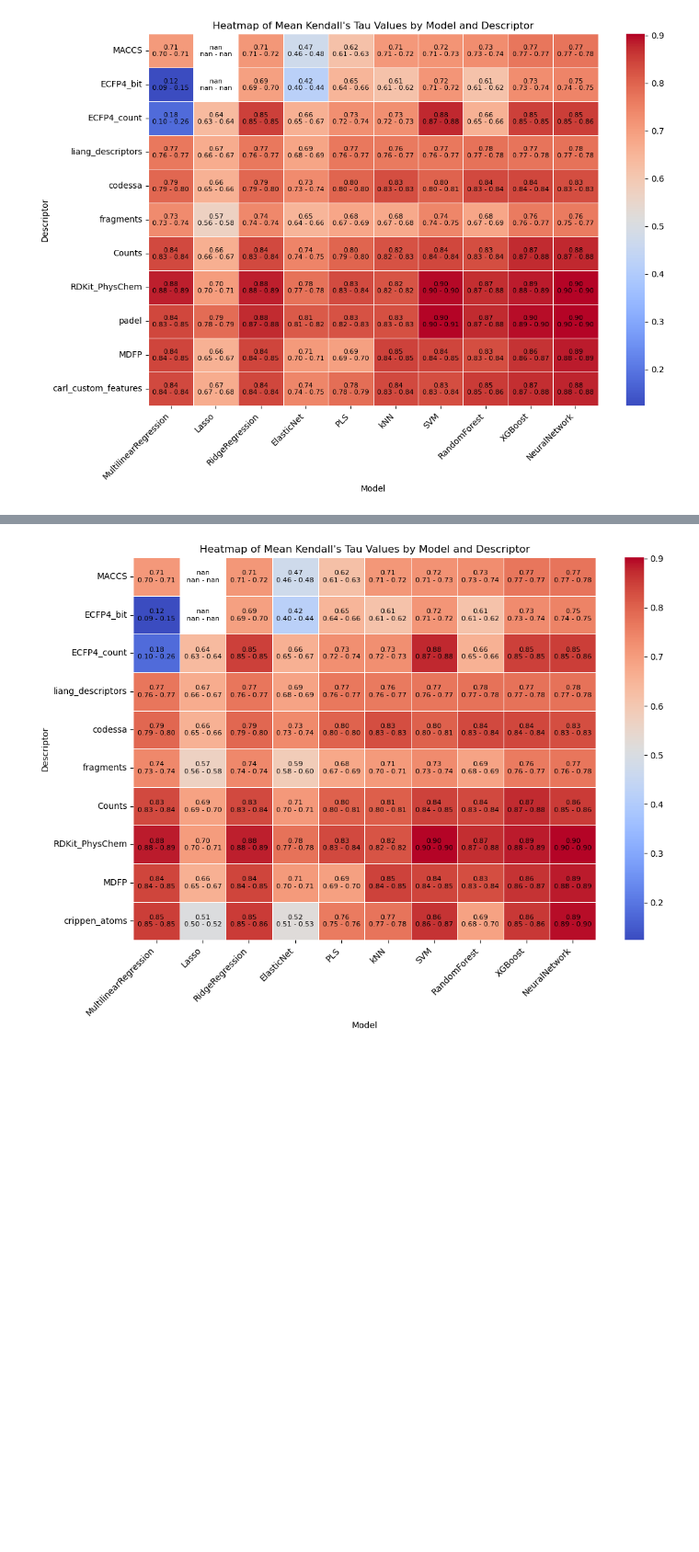
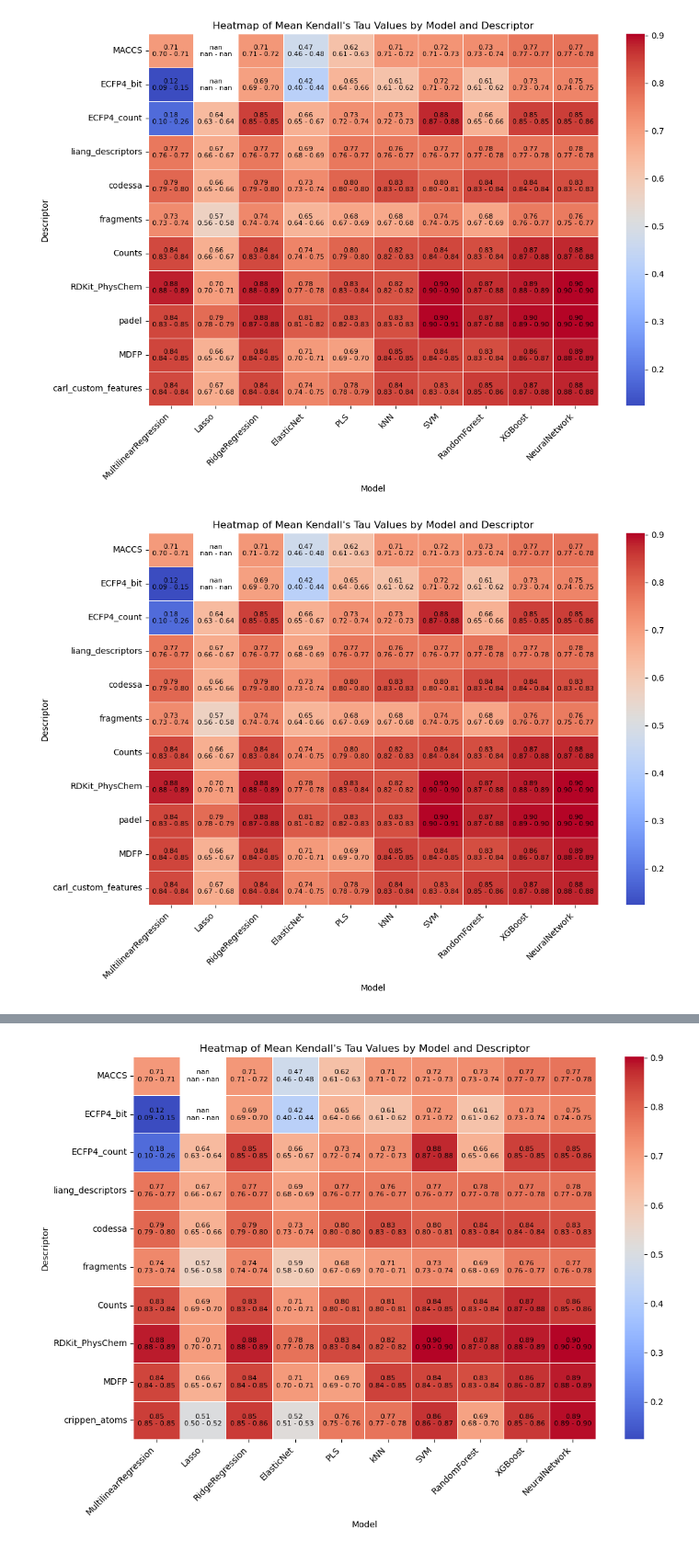
Before and after one commit to Cschiebroek/mdfptools, a Jupyter notebook: carl/benchmarking_platform/example_analysis.ipynb, the cells around one changed output, grey strips where cells are left out. Shown at 92% size. Cells and saved outputs as stored; diff of their text form; code cells hidden in the pictures; blank space fills up the shorter version.

Commit message:
figures for manuscript

```diff
--- a/carl/benchmarking_platform/example_analysis.ipynb
+++ b/carl/benchmarking_platform/example_analysis.ipynb
@@ -250,6 +284,105 @@ for i in range(heatmap_data.shape[0]):
 plt.show()
 # %% [output]
 [figure]
+# %%
+import numpy as np
+import pandas as pd
+from scipy import stats
+import matplotlib.pyplot as plt
+import seaborn as sns
+
+data = pd.read_pickle('results/fragments_and_counts.pkl')
+
+# Extract the relevant data
+reals_list = data['reals_list']
+predictions_list = data['predictions_list']
+combined_titles = data['combined_titles']
+
+# Calculate Kendall's tau for each combination
+kendall_taus = []
+
+for real, pred, title in zip(reals_list, predictions_list, combined_titles):
+    taus = []
+    for real_vals, pred_vals in zip(real, pred):
+        tau, _ = stats.kendalltau(real_vals, pred_vals)
+        taus.append(tau)
+    kendall_taus.append(taus)
+
+# Convert to DataFrame
+df_kendall = pd.DataFrame(kendall_taus).T
+df_kendall.columns = combined_titles
+
+original_columns = df_kendall.columns
+
+# Initialize lists to hold the data for the new DataFrame
+models = []
+descriptors = []
+kendall_taus = []
+
+# Loop through each column and split into model, descriptor, and append the data
+for col in original_columns:
+    model, descriptor = col.split(' (')
+    descriptor = descriptor.rstrip(')')
+    models.extend([model] * len(df_kendall))
+    descriptors.extend([descriptor] * len(df_kendall))
+    kendall_taus.extend(df_kendall[col].values)
+
+# Create a new DataFrame with the three columns
+new_df = pd.DataFrame({
+    'Model': models,
+    'Descriptor': descriptors,
+    'KendallTau': kendall_taus
+})
+
+# Display the new DataFrame
+new_df
+
+model_order = ['MultilinearRegression', 'Lasso', 'RidgeRegression', 'ElasticNet', 'PLS', 'kNN', 'SVM','RandomForest', 'XGBoost', 'NeuralNetwork']
+descriptor_order = ['MACCS', 'ECFP4_bit','ECFP4_count', 'liang_descriptors', 'codessa', 'fragments','Counts','RDKit_PhysChem', 'padel', 'MDFP','carl_custom_features']
+grouped_df = new_df.groupby(['Model', 'Descriptor']).agg(
+    KendallTau_mean=('KendallTau', 'mean'),
+    KendallTau_std=('KendallTau', 'std'),
+    KendallTau_count=('KendallTau', 'count')
+).reset_index()
+
+# Convert the 'Model' and 'Descriptor' columns to categorical types with the defined order
+grouped_df['Model'] = pd.Categorical(grouped_df['Model'], categories=model_order, ordered=True)
+grouped_df['Descriptor'] = pd.Categorical(grouped_df['Descriptor'], categories=descriptor_order, ordered=True)
+
+# Re-sort the DataFrame based on the new categorical order
+grouped_df = grouped_df.sort_values(['Descriptor', 'Model'])
+# Calculate the 90% confidence interval
+grouped_df['KendallTau_CI'] = grouped_df.apply(
+    lambda row: stats.norm.interval(0.90, loc=row['KendallTau_mean'], scale=row['KendallTau_std']/np.sqrt(row['KendallTau_count'])),
+    axis=1
+)
+
+# Pivot the DataFrame again after sorting
+heatmap_data = grouped_df.pivot(index="Descriptor", columns="Model", values="KendallTau_mean")
+
+# Re-create the heatmap with sorted models and descriptors
+plt.figure(figsize=(12, 8))
+sns.heatmap(heatmap_data, annot=False, cmap="coolwarm", fmt=".2f", linewidths=.5, cbar=True)
+
+plt.title("Heatmap of Mean Kendall's Tau Values by Model and Descriptor")
+plt.xlabel("Model")
+plt.ylabel("Descriptor")
+plt.xticks(rotation=45, ha='right')
+plt.yticks(rotation=0)
+
+# Add text boxes with the 90% CI
+for i in range(heatmap_data.shape[0]):
+    for j in range(heatmap_data.shape[1]):
+        mean_val = heatmap_data.iloc[i, j]
+        ci = grouped_df[(grouped_df['Descriptor'] == heatmap_data.index[i]) &
+                        (grouped_df['Model'] == heatmap_data.columns[j])]['KendallTau_CI'].values[0]
+        ci_text = f"{ci[0]:.2f} - {ci[1]:.2f}"
+        plt.text(j + 0.5, i + 0.5, f"{mean_val:.2f}\n{ci_text}",
+                 ha='center', va='center', color='black', fontsize=8)
+
+plt.show()
+# %% [output]
+[figure, added]
 # %%
 from main import check_results_in_db
 import logging
```
Also changed, not shown: parts of 1 cell of this notebook, 10 other files.
